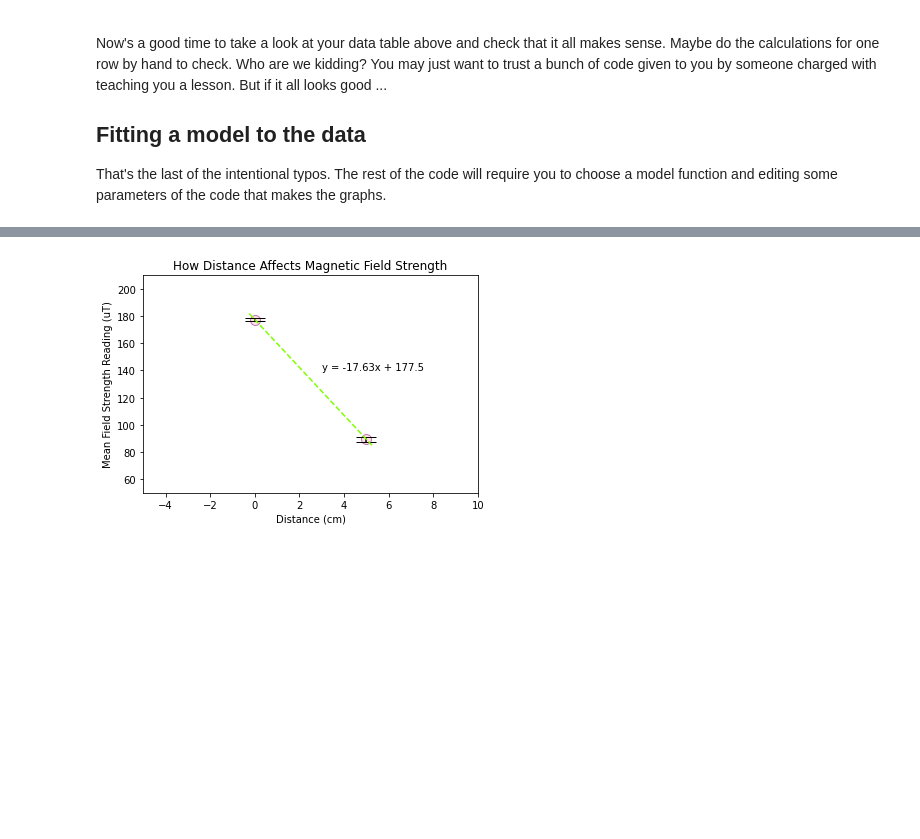
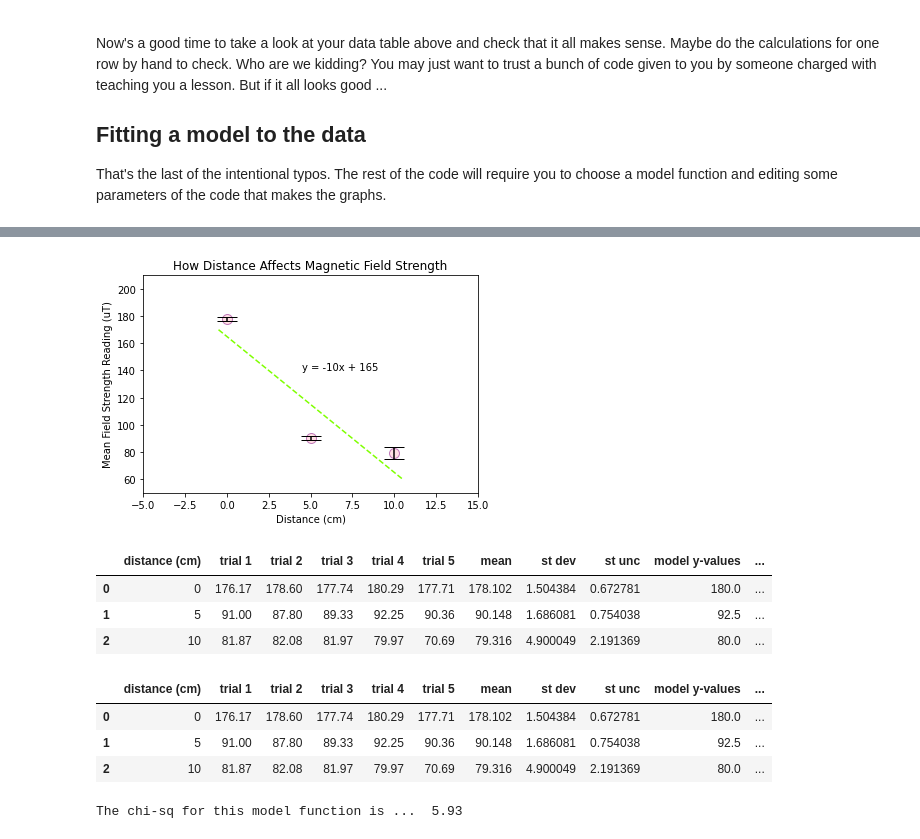
Before and after one commit to Jordyn114/commit-test, a Jupyter notebook: Copy_of_fitting_a_model.ipynb, the cells around one changed output, grey strips where cells are left out. Cells and saved outputs as stored; diff of their text form; code cells hidden in the pictures; blank space fills up the shorter version.

```diff
--- a/Copy_of_fitting_a_model.ipynb
+++ b/Copy_of_fitting_a_model.ipynb
@@ -34,6 +36,6 @@ lab_data                                # shows your data table
 Error #1: Before you go on, compare the data table output by the code above to the data table in the Fitting a Model tutorial. There are a few (intentional) typos. Fix those first and run the cell again before moving on.
 # %%
 # adds a column for mean and calculates the mean for each row
-lab_data['mean'] = lab_data.loc[:,'trial 1': 'trial 3'].mean(axis=1) # loc looks at [all rows, range of columns]
+lab_data['mean'] = lab_data.loc[:,'trial 1': 'trial 5'].mean(axis=1) # loc looks at [all rows, range of columns]
 lab_data                                                             # shows lab_data again
 # %% [output]
@@ -43,5 +46,5 @@ lab_data                                                             # shows lab
 # %%
 # adds a column for st dev, but there's a typo you'll need to fix. It isn't using all four trials.
-lab_data['st dev'] = lab_data.loc[:,'trial 1': 'trial 3'].std(axis=1) # theres a typo in this line!
+lab_data['st dev'] = lab_data.loc[:,'trial 1': 'trial 5'].std(axis=1) # theres a typo in this line!
 lab_data                                                              # shows lab_data again
 # %% [output]
@@ -51,7 +55,7 @@ lab_data                                                              # shows la
 # %% [markdown]
 Error #2: The st dev calculation above isn't correct. Compare it with the line that calculated the mean to see what to edit.
 # %%
-n = 3   # your number of trials?
+n = 5   # your number of trials?
 lab_data['st unc'] = lab_data['st dev'] / np.sqrt(n) # wow, that's not the equation for st unc
 lab_data                                           # shows lab_data again
 # %% [output]
@@ -81,8 +75,8 @@ The intercept is 177.503333
 # %%
 # this calculates the model y_values using your x-values and coefficients
 
-a = slope  # the first coefficient in your model function; change this all you want
-b = intercept   # the second coefficient in your model function; change this, too
+a = -10  # the first coefficient in your model function; change this all you want
+b = 165   # the second coefficient in your model function; change this, too
 
 def model_function(x,a,b):      # only have one uncommented function below
     y = a * x + b              # this would make a linear model
@@ -122,28 +110,64 @@ A **scatterplot** is pretty standard when your independent variable has levels t
 # %%
 # edit these if you used diffferent column headings
 x_values = lab_data['distance (cm)']        # which column goes on your x-axis?
 y_values = lab_data['mean']        # which column goes on your y-axis?
 errorbars = 2*lab_data['st unc']  # this is incorrect; edit this to be twice the std unc
 
 # this part plots the data
 fig, ax = plt.subplots()
 ax.scatter(x_values, y_values, color='pink', alpha=.5, edgecolor='purple', s=100, label='who am I?')
 ax.errorbar(x_values, y_values, yerr=errorbars, label='erraaaar!', ecolor='black', capsize=10, fmt='none')
 
 # this part plots the model function
 model_x = np.linspace(min(ax.get_xlim()),max(ax.get_xlim()))  # generates evenly spaced x-values to plot
 model_y = model_function(model_x,a,b)                         # uses those x-values to make model y-values to plot
 ax.plot(model_x, model_y, color= 'chartreuse', label='model', linestyle="--")    # makes a lineplot of the model
 
 # edit these so your plot looks nice
 ax.set_xlabel('Distance (cm)')
 ax.set_ylabel('Mean Field Strength Reading (uT)')
 ax.set_title('How Distance Affects Magnetic Field Strength')
-ax.set_xlim(-5,10)
+ax.set_xlim(-5,15)
 ax.set_ylim(50,210)
 ax.grid(False)
-ax.text(3, 140, "y = " + str(np.round(slope, 2)) + "x + " + str(np.round(intercept, 2)))    # add text to the plot at coords x,y,"text"
+ax.text(4.5, 140, "y = " + str(np.round(a, 2)) + "x + " + str(np.round(b, 2)))    # add text to the plot at coords x,y,"text"
 #ax.legend()                                                    # do you want a legend?
 plt.show()
 # %% [output]
-[figure, old version]
+[figure, new version]
+# %%
+# this calculates the model y_values using your x-values and coefficients
+
+a = 1.5  # the first coefficient in your model function; change this all you want
+b = -25   # the second coefficient in your model function; change this, too
+c = 180
+
+def model_function(x,a,b):      # only have one uncommented function below
+    #y = a * x + b              # this would make a linear model
+    y = a * (x**2) + b * x + c    # this would make a quadratic model
+    #y = a * np.log(x) + b      # this is numpy's ln function, though it's typed log()
+    return y
+
+lab_data['model y-values'] = model_function(lab_data['distance (cm)'],a,b)    # adds a column to your dataframe
+lab_data                                                             # shows lab_data again
+# %% [output]
+|  | distance (cm) | trial 1 | trial 2 | trial 3 | trial 4 | trial 5 | mean | st dev | st unc | model y-values | ... |
+| 0 | 0 | 176.17 | 178.60 | 177.74 | 180.29 | 177.71 | 178.102 | 1.504384 | 0.672781 | 180.0 | ... |
+| 1 | 5 | 91.00 | 87.80 | 89.33 | 92.25 | 90.36 | 90.148 | 1.686081 | 0.754038 | 92.5 | ... |
+| 2 | 10 | 81.87 | 82.08 | 81.97 | 79.97 | 70.69 | 79.316 | 4.900049 | 2.191369 | 80.0 | ... |
+# %%
+# adds a column for residuals (the difference between each mean and the model)
+lab_data['residuals'] = lab_data['mean'] - lab_data['model y-values']
+lab_data['res^2/stunc^2'] = lab_data['residuals']**2 / lab_data['st unc']**2
+lab_data                             # shows the data table again
+# %% [output]
+|  | distance (cm) | trial 1 | trial 2 | trial 3 | trial 4 | trial 5 | mean | st dev | st unc | model y-values | ... |
+| 0 | 0 | 176.17 | 178.60 | 177.74 | 180.29 | 177.71 | 178.102 | 1.504384 | 0.672781 | 180.0 | ... |
+| 1 | 5 | 91.00 | 87.80 | 89.33 | 92.25 | 90.36 | 90.148 | 1.686081 | 0.754038 | 92.5 | ... |
+| 2 | 10 | 81.87 | 82.08 | 81.97 | 79.97 | 70.69 | 79.316 | 4.900049 | 2.191369 | 80.0 | ... |
+# %%
+# the chi-squared value for your current model is ...
+chi_sq = lab_data['res^2/stunc^2'].mean()
+print("The chi-sq for this model function is ... ", np.round(chi_sq, 2))
+# %% [output]
+The chi-sq for this model function is ...  5.93
```
Also changed, not shown: parts of 10 cells of this notebook.
